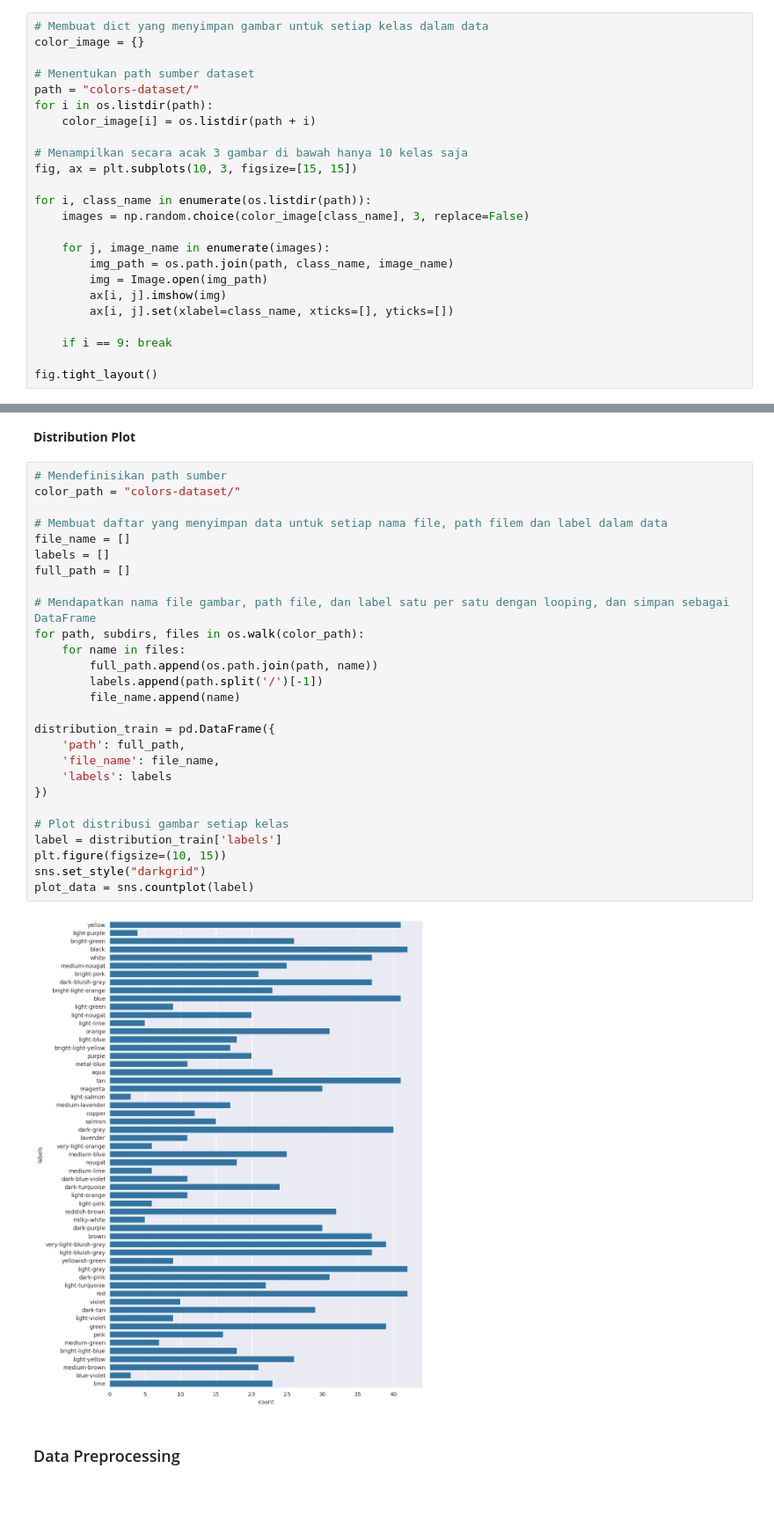
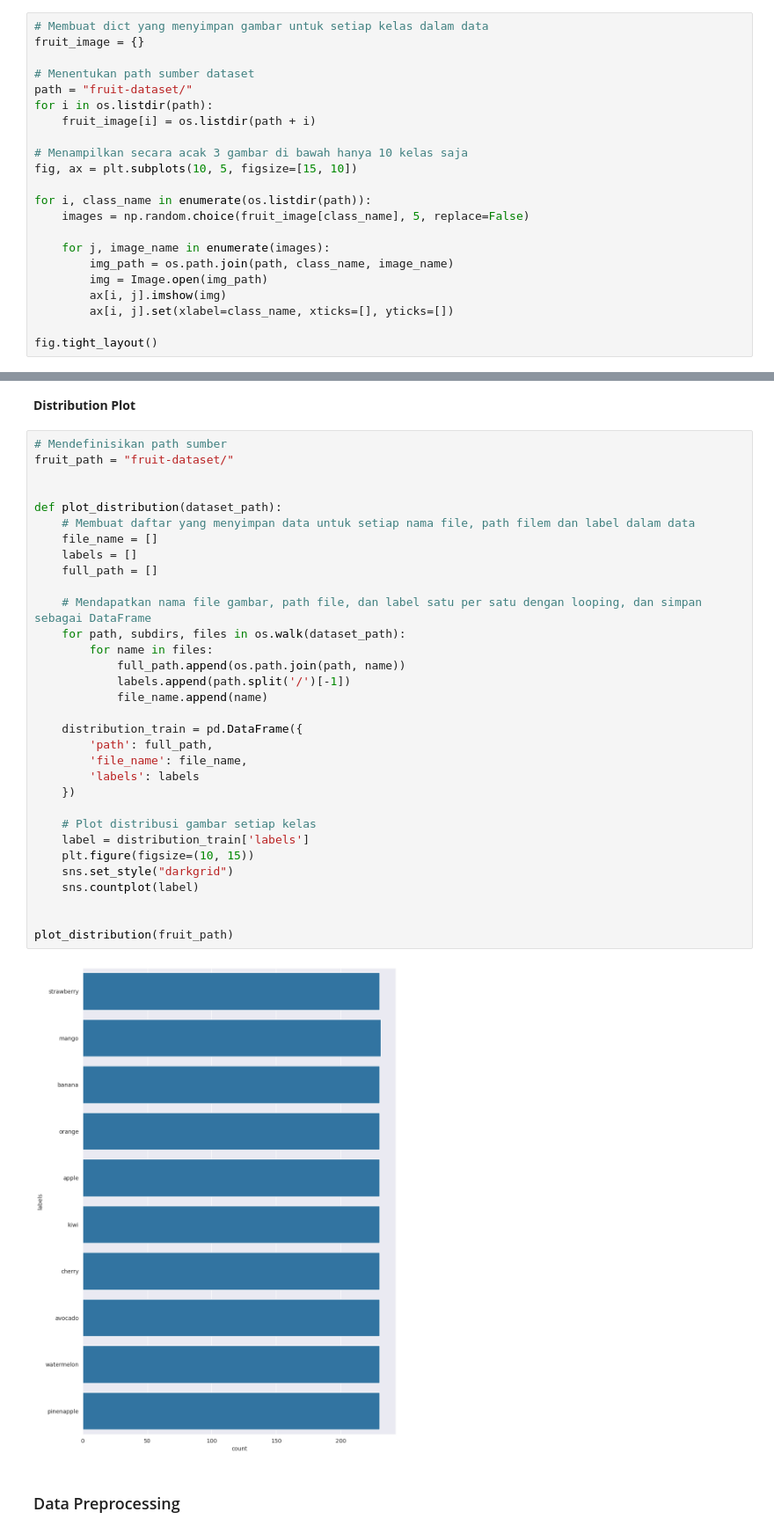
Before and after one commit to Refanz/colors-image-classification, a Jupyter notebook: notebook.ipynb, the cells around one changed output, grey strips where cells are left out. Shown at 88% size. Drawn from its saved outputs; the diff is of its cells as text; blank space fills up the shorter version.

```diff
--- a/notebook.ipynb
+++ b/notebook.ipynb
@@ -87,17 +105,17 @@ with zipfile.ZipFile('colors-dataset.zip', 'r') as zip_file:
 # %%
 # Membuat dict yang menyimpan gambar untuk setiap kelas dalam data
-color_image = {}
+fruit_image = {}
 
 # Menentukan path sumber dataset
-path = "colors-dataset/"
+path = "fruit-dataset/"
 for i in os.listdir(path):
-    color_image[i] = os.listdir(path + i)
+    fruit_image[i] = os.listdir(path + i)
 
 # Menampilkan secara acak 3 gambar di bawah hanya 10 kelas saja
-fig, ax = plt.subplots(10, 3, figsize=[15, 15])
+fig, ax = plt.subplots(10, 5, figsize=[15, 10])
 
 for i, class_name in enumerate(os.listdir(path)):
-    images = np.random.choice(color_image[class_name], 3, replace=False)
+    images = np.random.choice(fruit_image[class_name], 5, replace=False)
 
     for j, image_name in enumerate(images):
         img_path = os.path.join(path, class_name, image_name)
@@ -105,7 +123,5 @@ for i, class_name in enumerate(os.listdir(path)):
         ax[i, j].imshow(img)
         ax[i, j].set(xlabel=class_name, xticks=[], yticks=[])
 
-    if i == 9: break
-
 fig.tight_layout()
 # %% [output]
@@ -159,33 +176,38 @@ Total: 1254
 **Distribution Plot**
 # %%
 # Mendefinisikan path sumber
-color_path = "colors-dataset/"
+fruit_path = "fruit-dataset/"
 
-# Membuat daftar yang menyimpan data untuk setiap nama file, path filem dan label dalam data
-file_name = []
-labels = []
-full_path = []
 
-# Mendapatkan nama file gambar, path file, dan label satu per satu dengan looping, dan simpan sebagai DataFrame
-for path, subdirs, files in os.walk(color_path):
-    for name in files:
-        full_path.append(os.path.join(path, name))
-        labels.append(path.split('/')[-1])
-        file_name.append(name)
+def plot_distribution(dataset_path):
+    # Membuat daftar yang menyimpan data untuk setiap nama file, path filem dan label dalam data
+    file_name = []
+    labels = []
+    full_path = []
 
-distribution_train = pd.DataFrame({
-    'path': full_path,
-    'file_name': file_name,
-    'labels': labels
-})
+    # Mendapatkan nama file gambar, path file, dan label satu per satu dengan looping, dan simpan sebagai DataFrame
+    for path, subdirs, files in os.walk(dataset_path):
+        for name in files:
+            full_path.append(os.path.join(path, name))
+            labels.append(path.split('/')[-1])
+            file_name.append(name)
 
-# Plot distribusi gambar setiap kelas
-label = distribution_train['labels']
-plt.figure(figsize=(10, 15))
-sns.set_style("darkgrid")
-plot_data = sns.countplot(label)
+    distribution_train = pd.DataFrame({
+        'path': full_path,
+        'file_name': file_name,
+        'labels': labels
+    })
+
+    # Plot distribusi gambar setiap kelas
+    label = distribution_train['labels']
+    plt.figure(figsize=(10, 15))
+    sns.set_style("darkgrid")
+    sns.countplot(label)
+
+
+plot_distribution(fruit_path)
 # %% [output]
-[figure, old version]
+[figure, new version]
 # %% [markdown]
 ### Data Preprocessing
 # %% [markdown]
```
Also changed, not shown: parts of 23 cells of this notebook, 2 other files.
